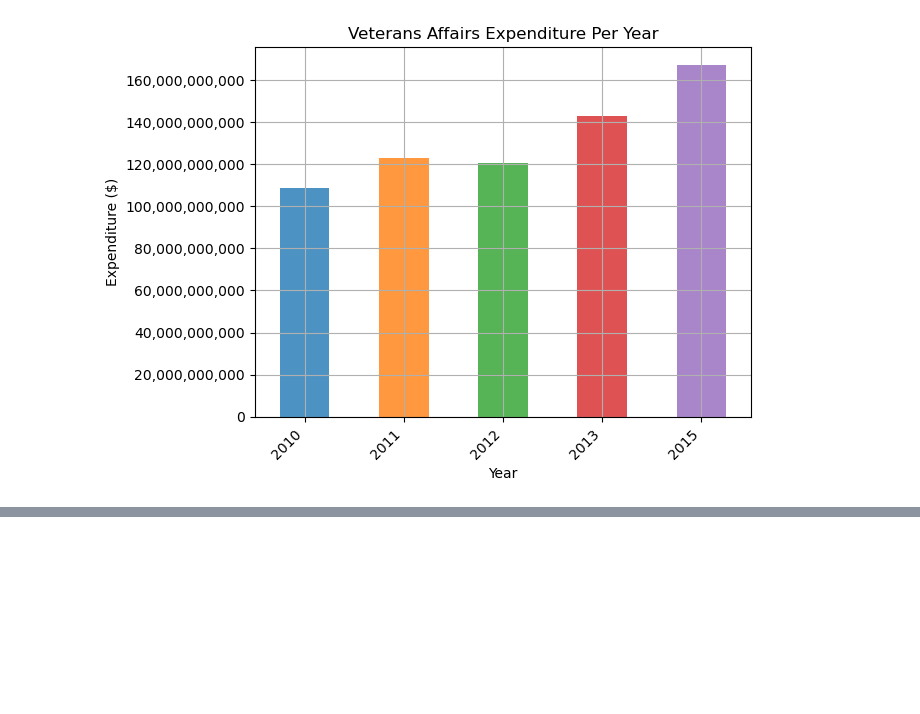
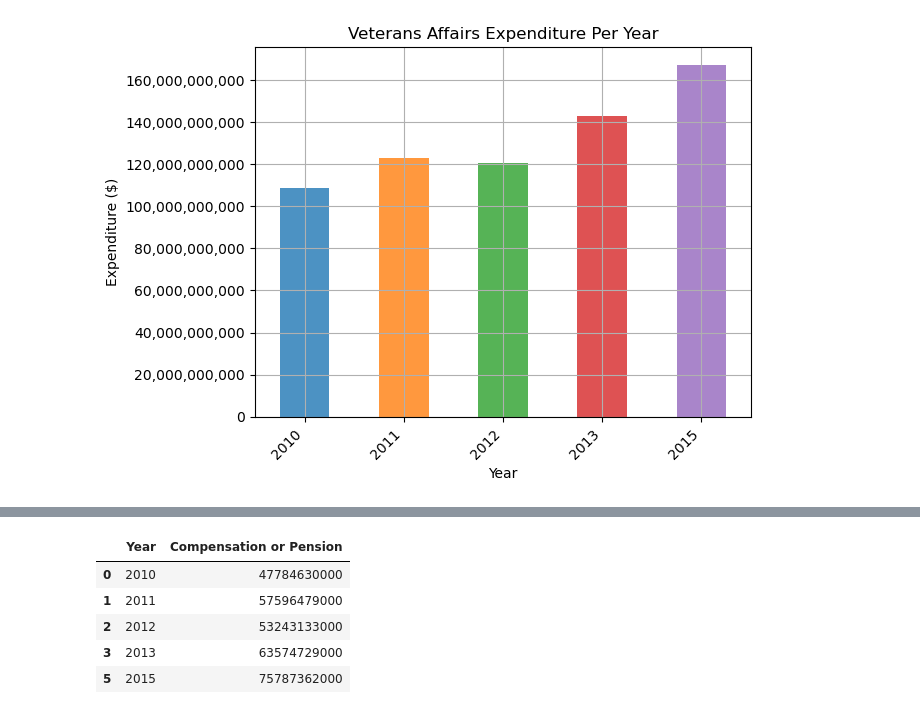
Before and after one commit to nicduffee/project1, a Jupyter notebook: Analysis/nic_budget_analysis.ipynb, the cells around one changed output, grey strips where cells are left out. Cells and saved outputs as stored; diff of their text form; code cells hidden in the pictures; blank space fills up the shorter version.

```diff
--- a/Analysis/nic_budget_analysis.ipynb
+++ b/Analysis/nic_budget_analysis.ipynb
@@ -470,0 +544,16 @@ plt.show()
+# %%
+d = {"Year": program_user_df["Year"],
+    "Compensation or Pension": [Comp_2010, Comp_2011, Comp_2012, Comp_2013, Comp_2015]}
+
+
+
+comp_totals = pd.DataFrame(d)
+
+comp_totals
+# %% [output]
+|  | Year | Compensation or Pension |
+| 0 | 2010 | 47784630000 |
+| 1 | 2011 | 57596479000 |
+| 2 | 2012 | 53243133000 |
+| 3 | 2013 | 63574729000 |
+| 5 | 2015 | 75787362000 |
```
Also changed, not shown: parts of 7 cells of this notebook, 8 other files.
